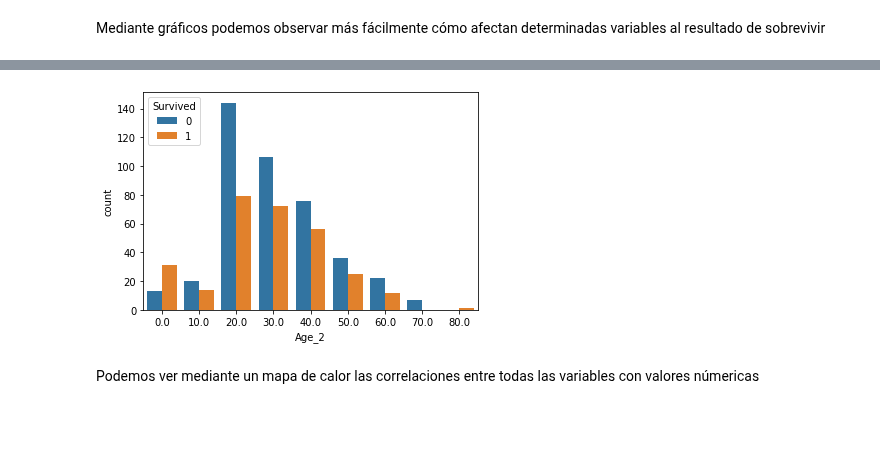
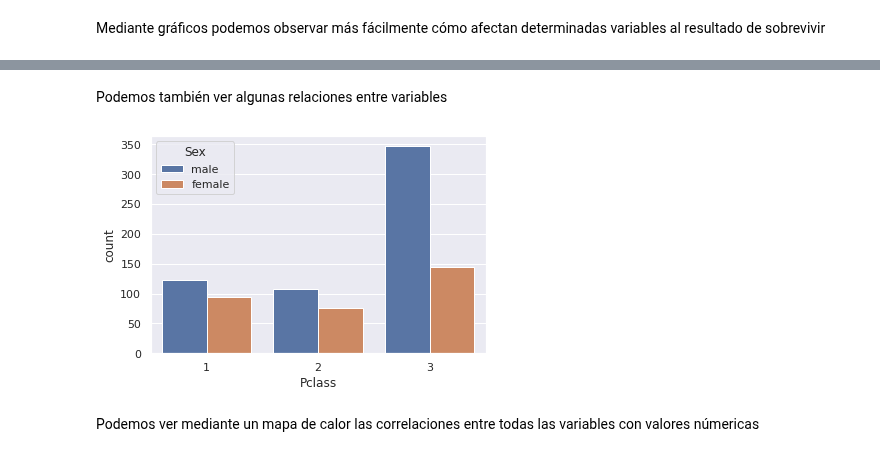
Before and after one commit to wilmerod/Curso-de-introduccion-a-Big-Data-Parte-2-nov2021, a Jupyter notebook: 8_EDA_Titanic.ipynb, the cells around one changed output, grey strips where cells are left out. Saved outputs shown, nothing was run; the diff lists cells and outputs as text; code cells hidden in the pictures; blank space fills up the shorter version.

```diff
--- a/8_EDA_Titanic.ipynb
+++ b/8_EDA_Titanic.ipynb
@@ -593,8 +592,10 @@ plt.show()
+# %% [markdown]
+Podemos también ver algunas relaciones entre variables
 # %%
-sns.countplot(data=train_data, x="Age_2", hue="Survived")
+sns.countplot(data=train_data, x="Pclass", hue="Sex")
 plt.show()
 # %% [output]
-[figure, old version]
+[figure, new version]
 # %% [markdown]
 Podemos ver mediante un mapa de calor las correlaciones entre todas las variables con valores númericas
 # %%
```
Also changed, not shown: parts of 26 cells of this notebook.
